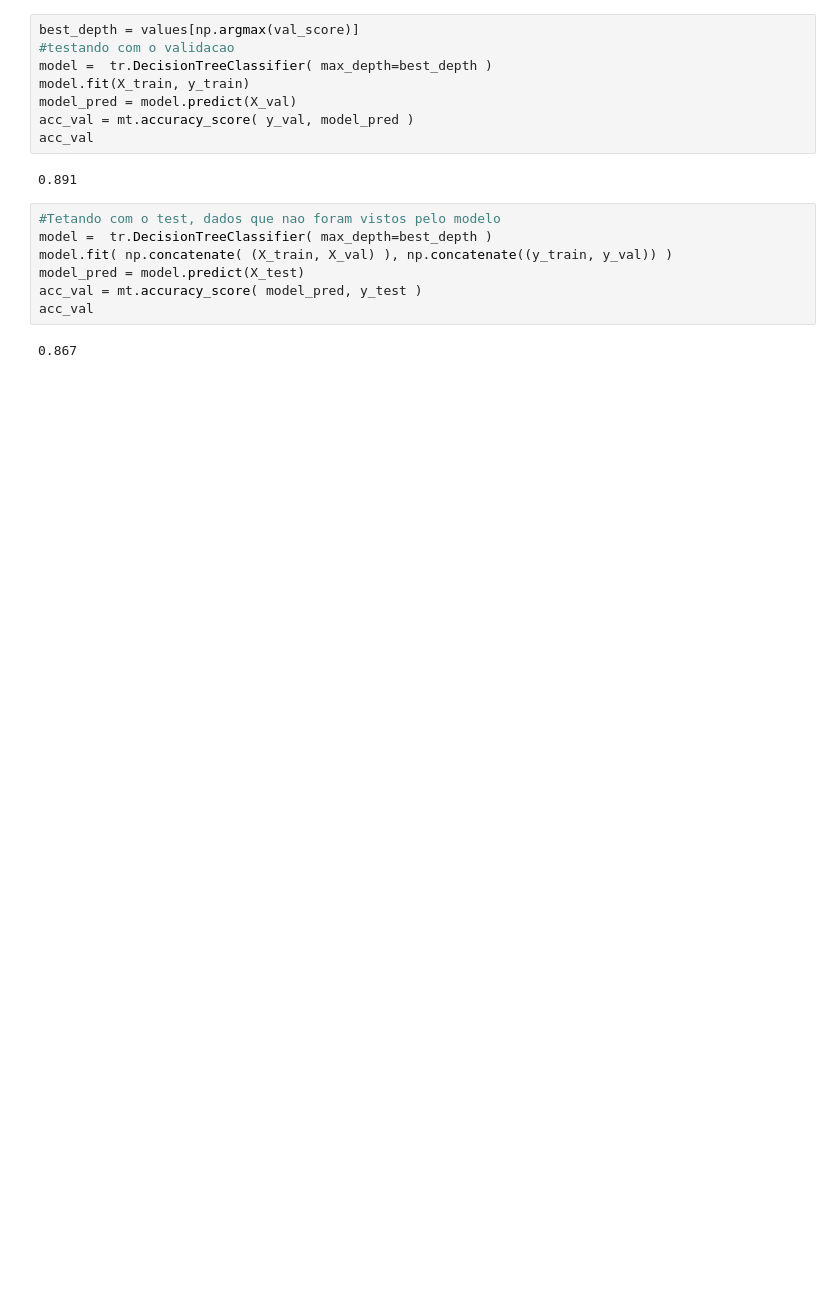
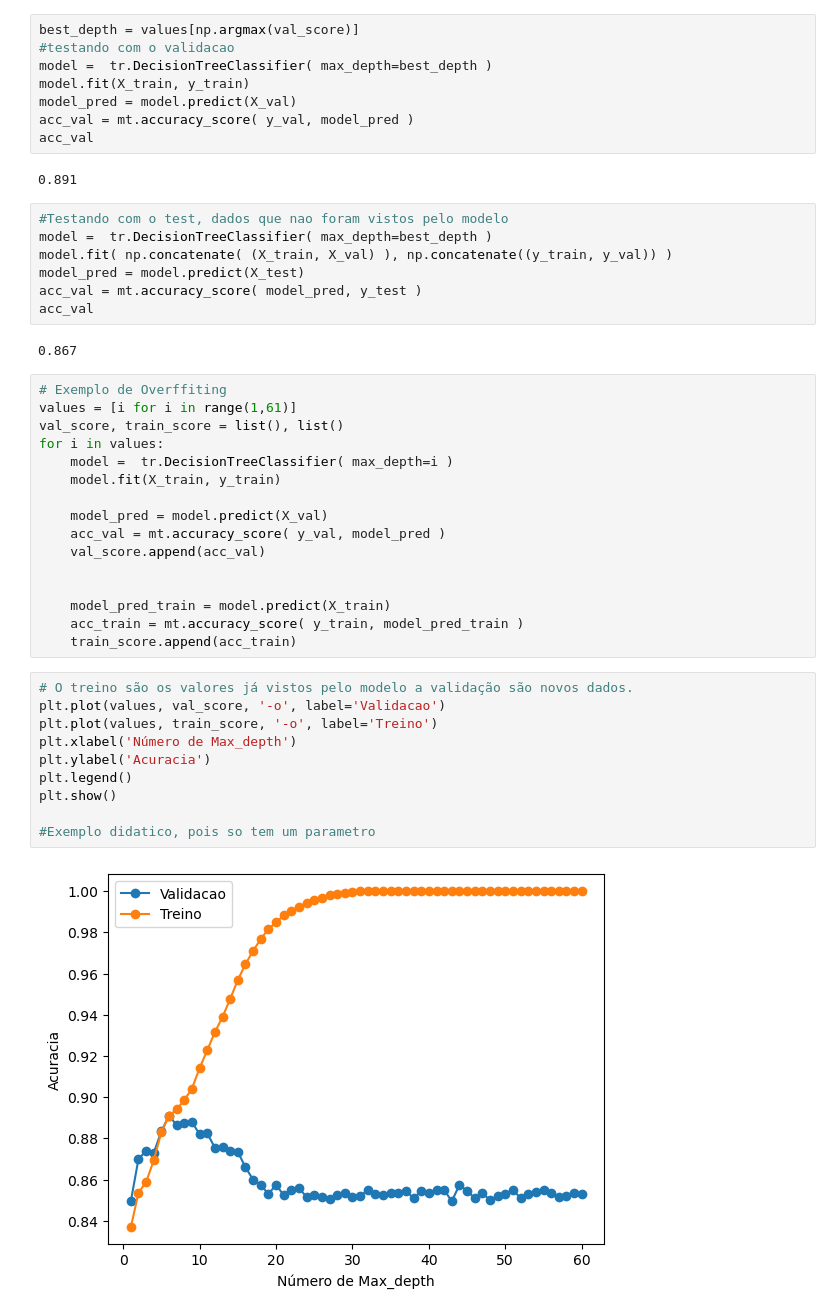
Before and after one commit to LuigiFerrari14/Machine-Learning, a Jupyter notebook: test_train_validation.ipynb, the cells around one changed output. Drawn from its saved outputs; the diff is of its cells as text; blank space fills up the shorter version.

Commit message:
Overffiting ex

```diff
--- a/test_train_validation.ipynb
+++ b/test_train_validation.ipynb
@@ -58,7 +58,7 @@ acc_val
 # %% [output]
 0.891
 # %%
-#Tetando com o test, dados que nao foram vistos pelo modelo
+#Testando com o test, dados que nao foram vistos pelo modelo
 model =  tr.DecisionTreeClassifier( max_depth=best_depth )
 model.fit( np.concatenate( (X_train, X_val) ), np.concatenate((y_train, y_val)) )
 model_pred = model.predict(X_test)
@@ -66,3 +66,31 @@ acc_val = mt.accuracy_score( model_pred, y_test )
 acc_val
 # %% [output]
 0.867
+# %%
+# Exemplo de Overffiting
+values = [i for i in range(1,61)]
+val_score, train_score = list(), list()
+for i in values:
+    model =  tr.DecisionTreeClassifier( max_depth=i )
+    model.fit(X_train, y_train)
+
+    model_pred = model.predict(X_val)
+    acc_val = mt.accuracy_score( y_val, model_pred )
+    val_score.append(acc_val)
+
+
+    model_pred_train = model.predict(X_train)
+    acc_train = mt.accuracy_score( y_train, model_pred_train )
+    train_score.append(acc_train)
+# %%
+# O treino são os valores já vistos pelo modelo a validação são novos dados.
+plt.plot(values, val_score, '-o', label='Validacao')
+plt.plot(values, train_score, '-o', label='Treino')
+plt.xlabel('Número de Max_depth')
+plt.ylabel('Acuracia')
+plt.legend()
+plt.show()
+
+#Exemplo didatico, pois so tem um parametro
+# %% [output]
+[figure, added]
```
Also changed, not shown: parts of 1 cell of this notebook.
